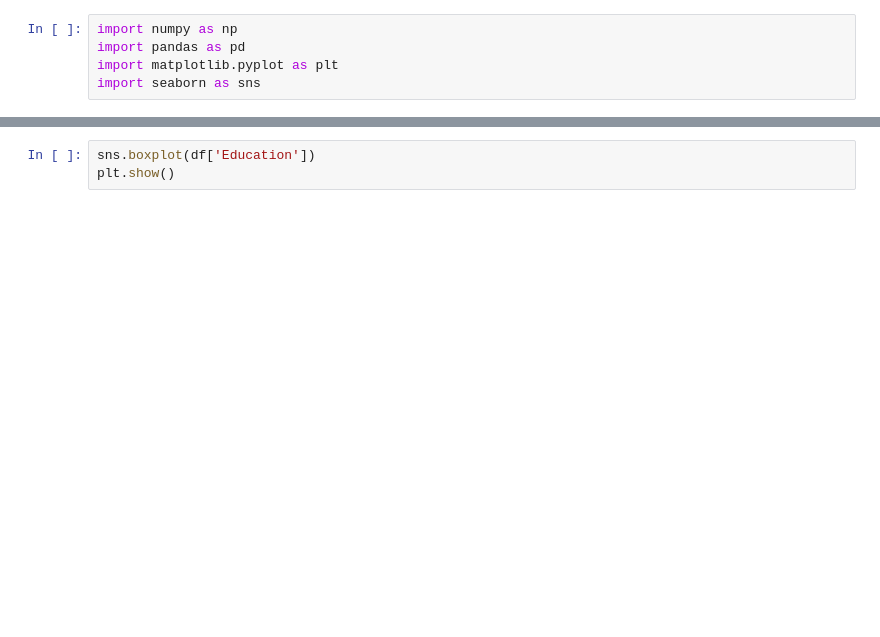
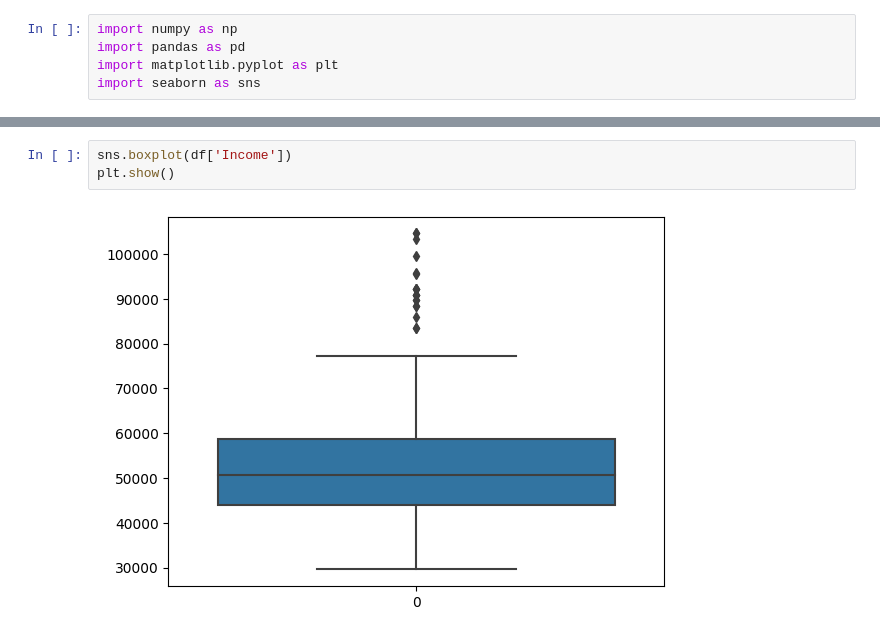
Before and after one commit to Rhy-Shah/AerofitCS-S, a Jupyter notebook: AerofitEDA.ipynb, the cells around one changed output, grey strips where cells are left out. Cells and saved outputs as stored; diff of their text form; blank space fills up the shorter version.

```diff
--- a/AerofitEDA.ipynb
+++ b/AerofitEDA.ipynb
@@ -24,3 +86,5 @@ plt.show()
 # %%
-sns.boxplot(df['Education'])
+sns.boxplot(df['Income'])
 plt.show()
+# %% [output]
+[figure, added]
```
Also changed, not shown: parts of 10 cells of this notebook.
